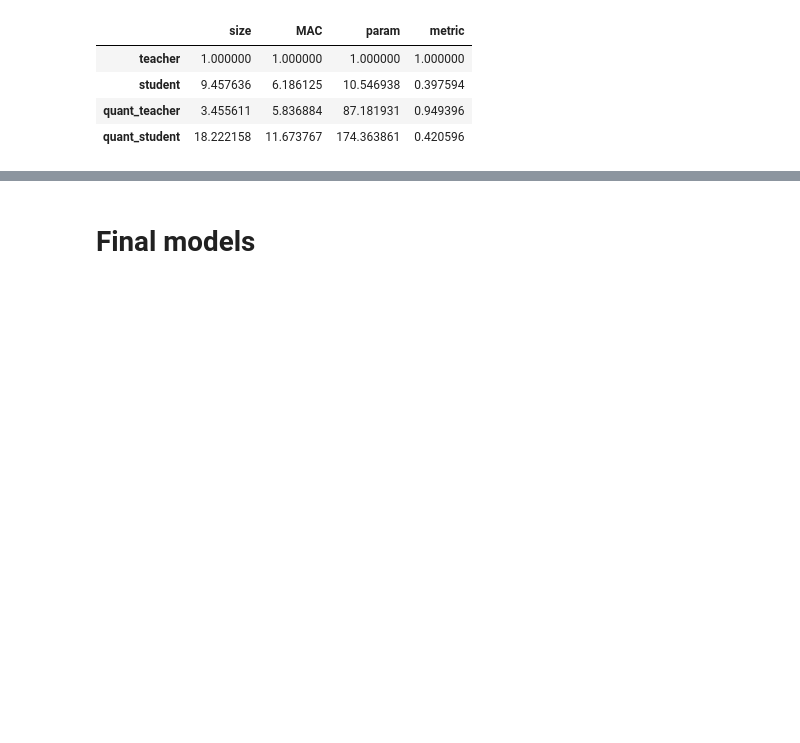
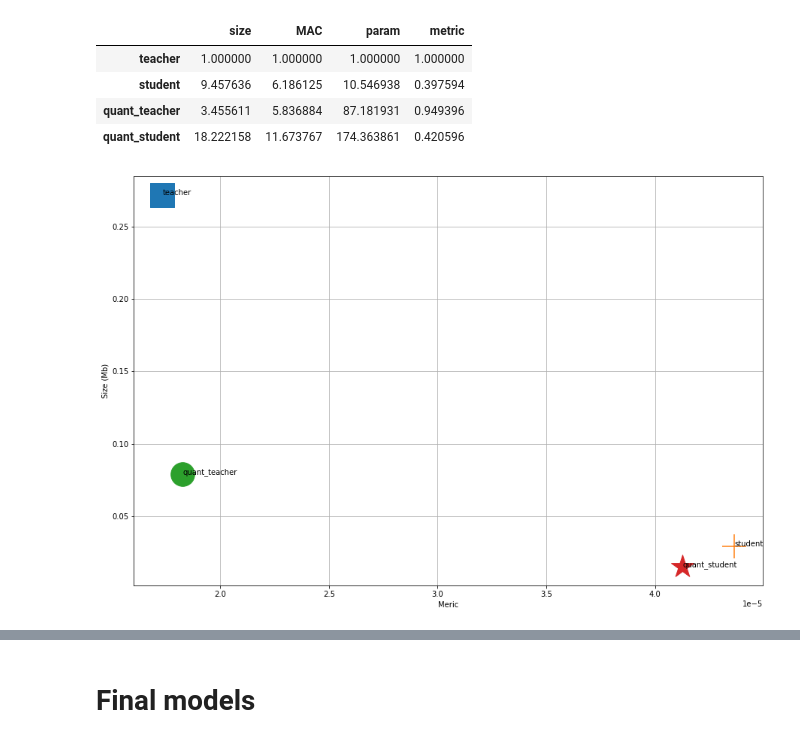
Before and after one commit to ivan-gorin/kws_project, a Jupyter notebook: notebook.ipynb, the cells around one changed output, grey strips where cells are left out. Saved outputs shown, nothing was run; the diff lists cells and outputs as text; code cells hidden in the pictures; blank space fills up the shorter version.

Commit message:
add result plots

```diff
--- a/notebook.ipynb
+++ b/notebook.ipynb
@@ -936,3 +936,16 @@ results
 | student | 9.457636 | 6.186125 | 10.546938 | 0.397594 |
 | quant_teacher | 3.455611 | 5.836884 | 87.181931 | 0.949396 |
 | quant_student | 18.222158 | 11.673767 | 174.363861 | 0.420596 |
+# %%
+plt.figure(figsize=(15, 10))
+markers=(',', '+', 'o', '*')
+for i in range(4):
+    x, y = results['metric'][i], results['size'][i]
+    plt.scatter(x, y, marker=markers[i], s=1000)
+    plt.annotate(results.index[i], xy=(x, y))
+plt.ylabel('Size (Mb)')
+plt.xlabel('Meric')
+plt.grid()
+plt.show()
+# %% [output]
+[figure, added]
```
Also changed, not shown: parts of 2 cells of this notebook.
